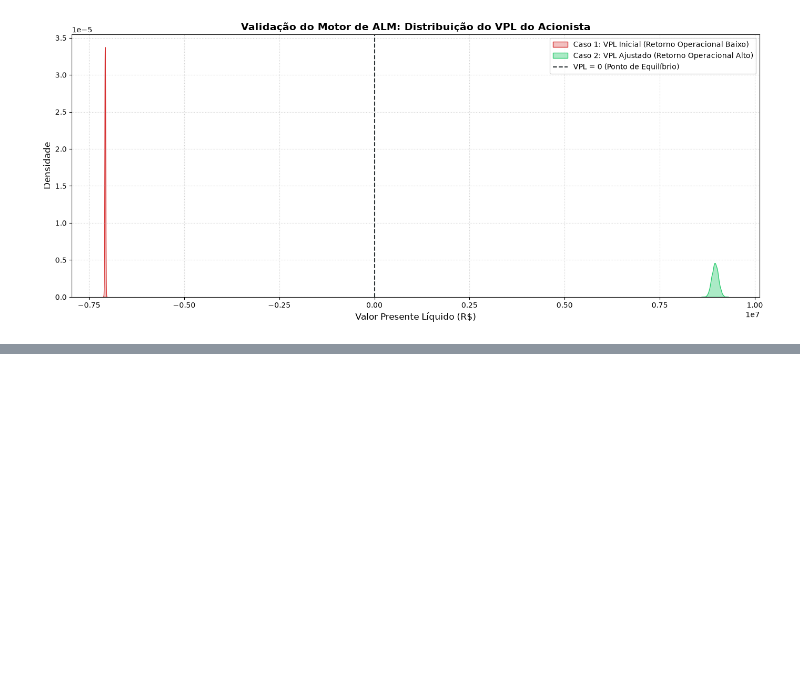
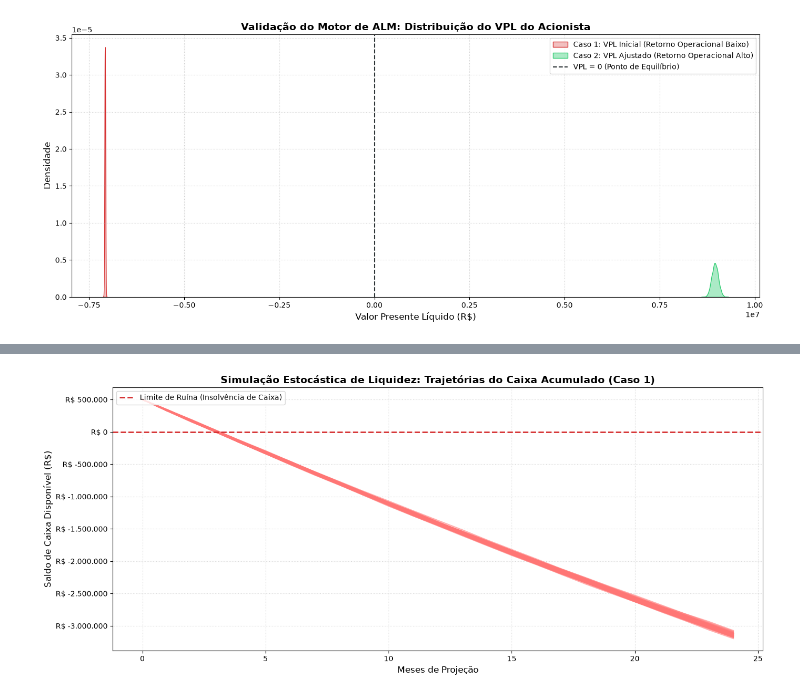
Before and after one commit to jbussi/caprisk-engine, a Jupyter notebook: notebooks/02_alm_performance_validation.ipynb, the cells around one changed output, grey strips where cells are left out. Cells and saved outputs as stored; diff of their text form; code cells hidden in the pictures; blank space fills up the shorter version.

```diff
--- a/notebooks/02_alm_performance_validation.ipynb
+++ b/notebooks/02_alm_performance_validation.ipynb
@@ -282,0 +346,31 @@ This will become an error in seaborn v0.14.0; please update your code.
+# %%
+plt.figure(figsize=(14, 6))
+
+# Seleciona 50 cenários aleatórios para plotar as linhas temporais do Caso 1 (Problemático)
+np.random.seed(12)
+cenarios_amostra = np.random.choice(n_simulacoes, 50, replace=False)
+meses_eixo = np.arange(horizonte + 1)
+
+for s in cenarios_amostra:
+    # Se o cenário terminou quebrado, plota em vermelho, senão plota em cinza
+    cor = '#ff7675' if np.any(liquidez_caso_1['matriz_caixa'][s, :] < 0) else '#b2bec3'
+    alpha = 0.6 if cor == '#ff7675' else 0.2
+    plt.plot(meses_eixo, liquidez_caso_1['matriz_caixa'][s, :], color=cor, alpha=alpha, lw=1.5)
+
+# Linha limite de insolvência (Caixa = 0)
+plt.axhline(y=0, color='#d63031', linestyle='--', linewidth=2, label="Limite de Ruína (Insolvência de Caixa)")
+
+plt.title("Simulação Estocástica de Liquidez: Trajetórias do Caixa Acumulado (Caso 1)", fontsize=14, fontweight='bold')
+plt.xlabel("Meses de Projeção", fontsize=12)
+plt.ylabel("Saldo de Caixa Disponível (R$)", fontsize=12)
+plt.grid(True, linestyle=':', alpha=0.5)
+
+# Formatação em Moeda
+ticks = plt.gca().get_yticks()
+plt.gca().set_yticklabels([f'R$ {x:,.0f}'.replace(',', '.') for x in ticks])
+
+plt.legend(loc="upper left")
+plt.tight_layout()
+plt.show()
+# %% [output]
+[figure, added]
```
Also changed, not shown: parts of 1 cell of this notebook, 4 other files.
